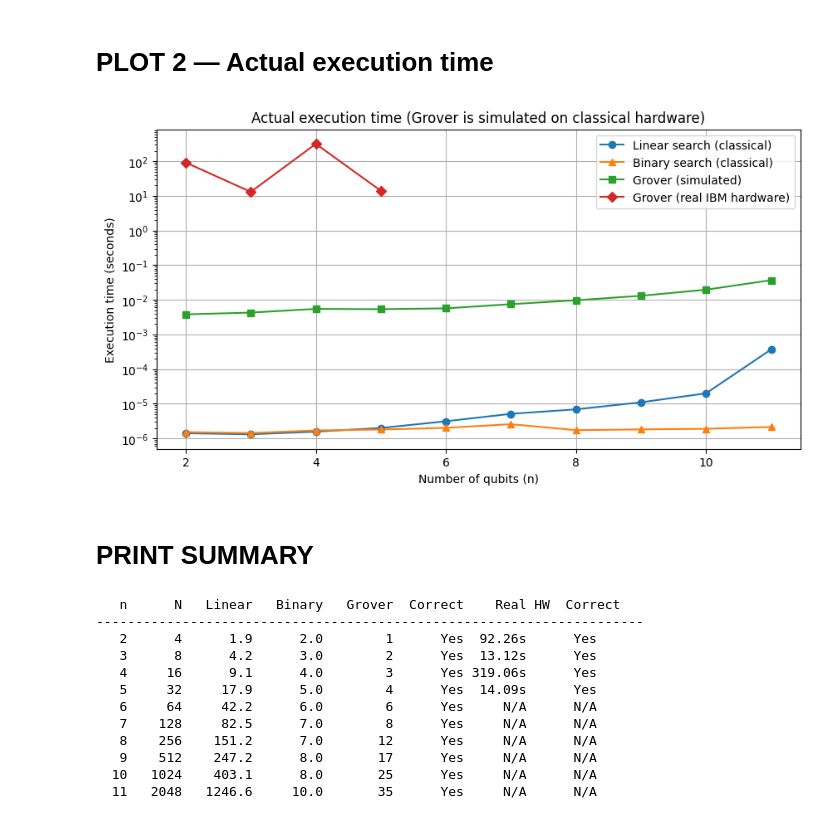
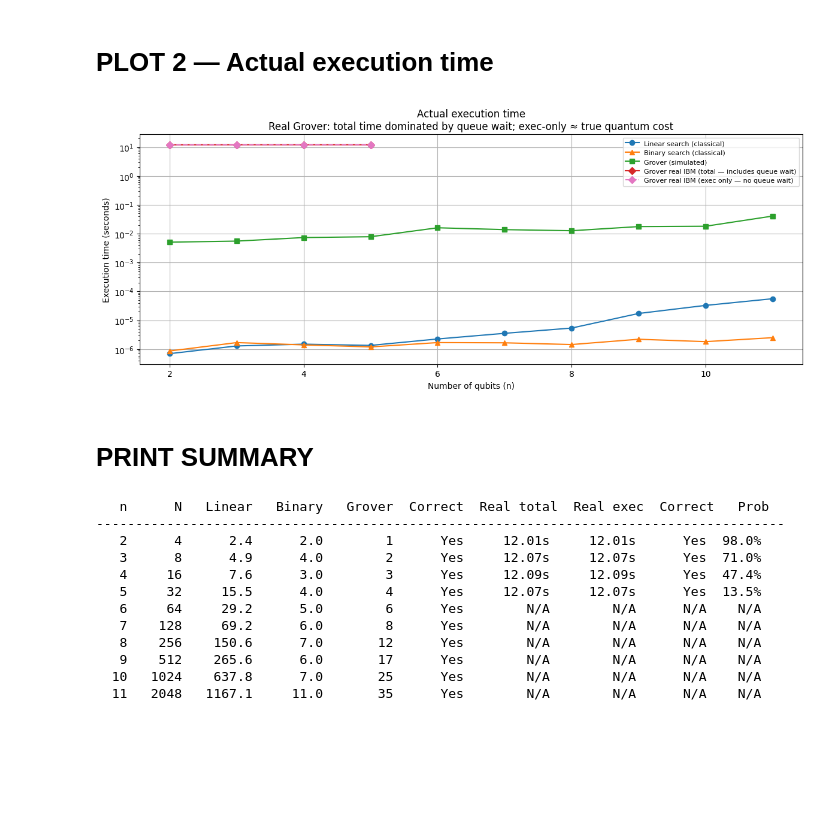
Before and after one commit to peri21/CC-QC-Comparison, a Jupyter notebook: cryptography/brute_force/real_grover_comparison.ipynb, the cells around one changed output. Cells and saved outputs as stored; diff of their text form; code cells hidden in the pictures; blank space fills up the shorter version.

Commit message:
Grover plot modifications

```diff
--- a/cryptography/brute_force/real_grover_comparison.ipynb
+++ b/cryptography/brute_force/real_grover_comparison.ipynb
@@ -287,51 +285,66 @@ plt.show()
 # %% [markdown]
 # PLOT 2 — Actual execution time
 # %%
-plt.figure(figsize=(10, 5))
-plt.plot(results['n_qubits'], results['linear_time'],  'o-', label='Linear search (classical)')
-plt.plot(results['n_qubits'], results['binary_time'],  '^-', label='Binary search (classical)')
-plt.plot(results['n_qubits'], results['grover_time'],  's-', label='Grover (simulated)')
+# Three quantum lines are shown for a complete picture:
+#   Grover (simulated)       : classical simulation cost, grows with circuit size
+#   Grover real (total)      : queue wait + execution, dominated by queue wait
+#   Grover real (exec only)  : circuit execution time without queue wait
+#                              this is the fairest comparison to the simulated line
 
-# Solo grafica los puntos donde se ejecutó en hardware real
-real_n = [results['n_qubits'][i] for i in range(len(results['n_qubits'])) if results['grover_real_ran'][i]]
-real_times = [results['grover_real_time'][i] for i in range(len(results['n_qubits'])) if results['grover_real_ran'][i]]
-plt.plot(real_n, real_times, 'D-', label='Grover (real IBM hardware)')
+plt.figure(figsize=(12, 5))
+plt.plot(results['n_qubits'], results['linear_time'],  'o-', color='tab:blue',   label='Linear search (classical)')
+plt.plot(results['n_qubits'], results['binary_time'],  '^-', color='tab:orange', label='Binary search (classical)')
+plt.plot(results['n_qubits'], results['grover_time'],  's-', color='tab:green',  label='Grover (simulated)')
+
+real_idx     = [i for i in range(len(results['n_qubits'])) if results['grover_real_ran'][i]]
+real_n       = [results['n_qubits'][i]               for i in real_idx]
+real_t_total = [results['grover_real_time_total'][i]  for i in real_idx]
+real_t_exec  = [results['grover_real_time_exec'][i]   for i in real_idx]
+
+plt.plot(real_n, real_t_total, 'D-',  color='tab:red',  label='Grover real IBM (total — includes queue wait)')
+plt.plot(real_n, real_t_exec,  'D--', color='tab:pink', label='Grover real IBM (exec only — no queue wait)')
 
 plt.xlabel('Number of qubits (n)')
 plt.ylabel('Execution time (seconds)')
-plt.title('Actual execution time (Grover is simulated on classical hardware)')
+plt.title('Actual execution time\nReal Grover: total time dominated by queue wait; exec-only ≈ true quantum cost')
 plt.yscale('log')
-plt.legend()
+plt.legend(fontsize=8)
 plt.grid(True)
+plt.tight_layout()
 plt.show()
 # %% [output]
-[figure, old version]
+[figure, new version]
 # %% [markdown]
 # PRINT SUMMARY
 # %%
-print(f"\n{'n':>4} {'N':>6} {'Linear':>8} {'Binary':>8} {'Grover':>8} {'Correct':>8} {'Real HW':>10} {'Correct':>8}")
-print("-" * 70)
+print(f"\n{'n':>4} {'N':>6} {'Linear':>8} {'Binary':>8} {'Grover':>8} {'Correct':>8} {'Real total':>11} {'Real exec':>10} {'Correct':>8} {'Prob':>6}")
+print("-" * 88)
 for i in range(len(results['n_qubits'])):
-    real_str    = f"{results['grover_real_time'][i]:.2f}s" if results['grover_real_ran'][i] else "N/A"
-    correct_str = 'Yes' if results['grover_real_correct'][i] else ('No' if results['grover_real_ran'][i] else 'N/A')
+    ran         = results['grover_real_ran'][i]
+    t_total     = f"{results['grover_real_time_total'][i]:.2f}s" if ran else 'N/A'
+    t_exec      = f"{results['grover_real_time_exec'][i]:.2f}s"  if ran else 'N/A'
+    correct_str = 'Yes' if results['grover_real_correct'][i] else ('No' if ran else 'N/A')
+    prob_str    = f"{results['grover_real_prob'][i]:.1%}" if ran else 'N/A'
     print(f"{results['n_qubits'][i]:>4} "
           f"{results['N'][i]:>6} "
           f"{results['linear_queries'][i]:>8.1f} "
           f"{results['binary_queries'][i]:>8.1f} "
           f"{results['grover_iters'][i]:>8} "
           f"{'Yes' if results['grover_correct'][i] else 'No':>8}"
-          f"{real_str:>8} "
-          f"{correct_str:>8}")
+          f"{t_total:>11} "
+          f"{t_exec:>10} "
+          f"{correct_str:>8} "
+          f"{prob_str:>6}")
 # %% [output]
-   n      N   Linear   Binary   Grover  Correct    Real HW  Correct
-----------------------------------------------------------------------
-   2      4      1.9      2.0        1      Yes  92.26s      Yes
-   3      8      4.2      3.0        2      Yes  13.12s      Yes
-   4     16      9.1      4.0        3      Yes 319.06s      Yes
-   5     32     17.9      5.0        4      Yes  14.09s      Yes
-   6     64     42.2      6.0        6      Yes     N/A      N/A
-   7    128     82.5      7.0        8      Yes     N/A      N/A
-   8    256    151.2      7.0       12      Yes     N/A      N/A
-   9    512    247.2      8.0       17      Yes     N/A      N/A
-  10   1024    403.1      8.0       25      Yes     N/A      N/A
-  11   2048   1246.6     10.0       35      Yes     N/A      N/A
+   n      N   Linear   Binary   Grover  Correct  Real total  Real exec  Correct   Prob
+----------------------------------------------------------------------------------------
+   2      4      2.4      2.0        1      Yes     12.01s     12.01s      Yes  98.0%
+   3      8      4.9      4.0        2      Yes     12.07s     12.07s      Yes  71.0%
+   4     16      7.6      3.0        3      Yes     12.09s     12.09s      Yes  47.4%
+   5     32     15.5      4.0        4      Yes     12.07s     12.07s      Yes  13.5%
+   6     64     29.2      5.0        6      Yes        N/A        N/A      N/A    N/A
+   7    128     69.2      6.0        8      Yes        N/A        N/A      N/A    N/A
+   8    256    150.6      7.0       12      Yes        N/A        N/A      N/A    N/A
+   9    512    265.6      6.0       17      Yes        N/A        N/A      N/A    N/A
+  10   1024    637.8      7.0       25      Yes        N/A        N/A      N/A    N/A
+  11   2048   1167.1     11.0       35      Yes        N/A        N/A      N/A    N/A
```
Also changed, not shown: parts of 7 cells of this notebook.
